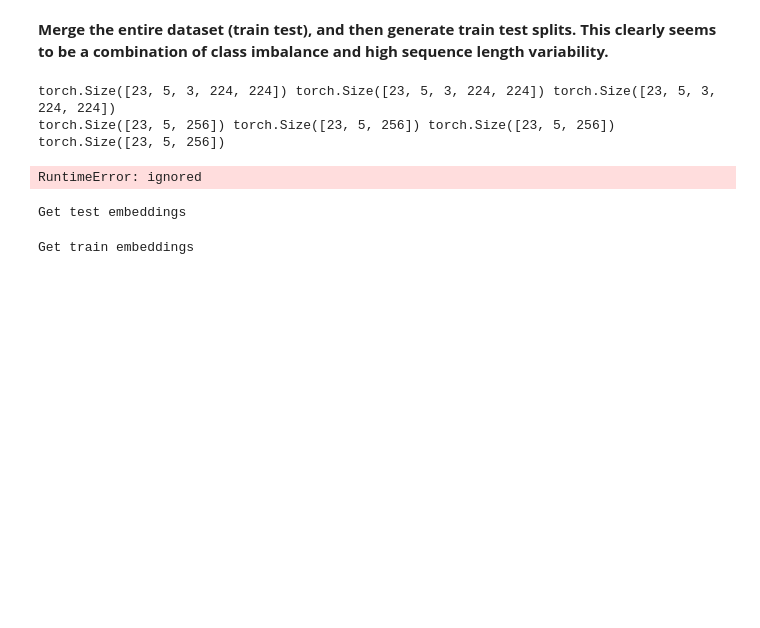
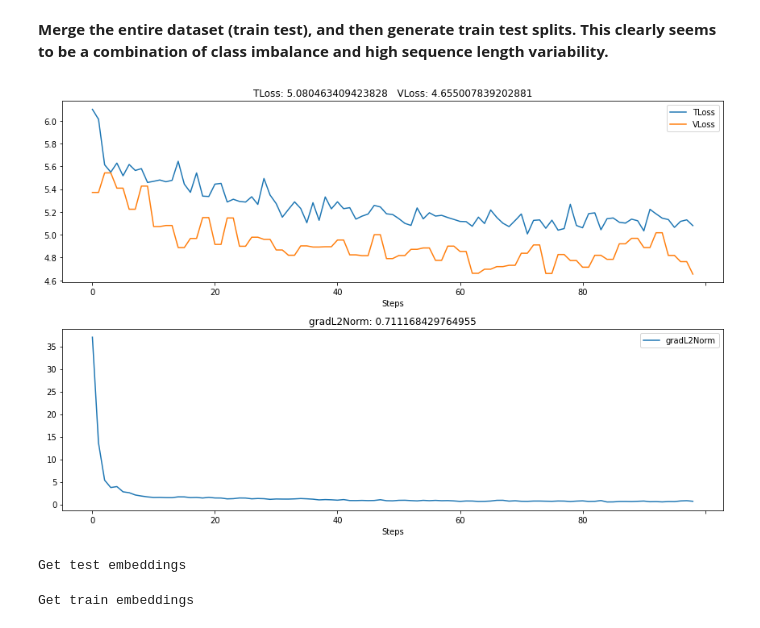
Before and after one commit to Asheeshkrsharma/Identification-OpenCows, a Jupyter notebook: tracklet.ipynb, the cells around one changed output. Cells and saved outputs as stored; diff of their text form; code cells hidden in the pictures; blank space fills up the shorter version.

```diff
--- a/tracklet.ipynb
+++ b/tracklet.ipynb
@@ -771,7 +798,11 @@ def calculateGradientNorm(model):
 #     torch.backends.cudnn.deterministic = True
 
 # seed_torch(42)
-
+# Note: Batchsize is determined by the weight matrix size required by
+# the SparseCentersReguliser. Say we want six centers, with 23 classes
+# and three triplets, the batchsize will be num centers * num classes / 3
+# or 6*23/3 = 46
+batchSize = 92 #(12*23/3)
 subSequenceLength = 5
 trainingDataset = OpenSetCows2021TrackLet(
     "/content/datasets/OpenSetCows2017",
@@ -780,12 +811,14 @@ trainingDataset = OpenSetCows2021TrackLet(
     transform=transforms.Compose(
         [
             # transforms.Normalize([0.1331, 0.1331, 0.1331], [0.1063, 0.1087, 0.1104]),
-            transforms.RandomVerticalFlip(p=0.7),
-            transforms.RandomHorizontalFlip(p=0.7),
+            transforms.RandomVerticalFlip(p=0.2),
+            transforms.RandomHorizontalFlip(p=0.2),
             # transforms.ColorJitter(brightness=0.1, contrast=0.1, saturation=0.1, hue=0.1)
         ],
     ),
-    trackletChoiceProb = 0.7,
+    trackletChoiceProb = 0.8,
+    eval=False,
+    batchSize=batchSize
 )
 
 testingDataset = OpenSetCows2021TrackLet(
@@ -794,7 +827,8 @@ testingDataset = OpenSetCows2021TrackLet(
     maxSequenceLength=subSequenceLength,
     split='test',
     trackletChoiceProb = 1,
-    eval=False
+    eval=False,
+    batchSize=batchSize
 )
 
 # Get the device, prefer Cuda over CPU
@@ -806,25 +840,28 @@ model.to(device)
 
 # Working parameter (71%)
 trainingDataLoader = DataLoader(
-    trainingDataset, batch_size=115, num_workers=1, shuffle=True, pin_memory=True
+    trainingDataset, batch_size=batchSize, num_workers=1, shuffle=True, pin_memory=True
 )
 
 testingDataLoader = DataLoader(
-    testingDataset, batch_size=50, num_workers=1, shuffle=True, pin_memory=True
+    testingDataset, batch_size=batchSize, num_workers=1, shuffle=True, pin_memory=True
 )
 
-# optimiser = optim.SGD(model.parameters(), momentum=0.3, lr=1e-2, weight_decay=0.009)
-optimiser = optim.SGD(model.parameters(), momentum=0.3, lr=1e-2, weight_decay=1e-5)
-# optimiser = torch.optim.Adam(model.parameters(), lr=1e-2, weight_decay=1e-5)
+optimiser = optim.SGD(model.parameters(), momentum=0.4, lr=6e-3, weight_decay=0.01)
+# optimiser = optim.SGD(model.parameters(), momentum=0.3, lr=1e-2, weight_decay=1e-5)
+# optimiser = torch.optim.Adam(model.parameters(), lr=5e-3, weight_decay=1e-5, amsgrad=True)
 
 # We will use cross entropy loss for the training
-lambdaFactor = 0.8
+lambdaFactor = 0.06
 classWeights = torch.tensor(trainingDataset.classWeights, dtype=torch.float32).to(device)
 lossFN = RTLSL(lambdaFactor, numClass=23, device=device, tripletHardening=True, classWeights=classWeights)
+lossFN.TL.to(device)
+loss_optimizer = torch.optim.Adam(lossFN.TL.parameters(), lr=1e-4)
+
 # lossFN = RTLSL(lambdaFactor)
 # lossFN = nn.CrossEntropyLoss(label_smoothing=0.6)
 
-loss, numEpochs = 0, 70
+loss, numEpochs = 0, 100
 
 # To store the training history
 history, canvas = hl.History(), hl.Canvas()
@@ -849,14 +886,13 @@ with tqdm(range(numEpochs), desc="Training epochs", position=0) as pbar:
             positiveLabel.view(len(positiveLabel)).to(device),
             negativeLabel.view(len(negativeLabel)).to(device),
         )
-        print(negatives.shape, anchor.shape, positives.shape)
+
         # Calculate loss and Back propagate
         def backPropagate():
             optimiser.zero_grad()
             negativeEMBD, anchorEMBD, positiveEMBD, labels = model(
                 anchor, negatives, positives
             )
-            print(negativeEMBD.shape, anchorEMBD.shape, positiveEMBD.shape)
             # print(labels.shape, target.shape)
             # Batch, seqlength, numlabels to Batch * seqlength, numlabels
             # b, s, n = labels.shape
@@ -875,41 +911,39 @@ with tqdm(range(numEpochs), desc="Training epochs", position=0) as pbar:
             # rpl, interframe = 0, 0
             loss.backward()
             # Gradient Norm Clipping
-            gradientNorms.append(calculateGradientNorm(model))
-            nn.utils.clip_grad_norm_(model.parameters(), numpy.percentile(gradientNorms, 10))
+            # gradientNorms.append(calculateGradientNorm(model))
+            # nn.utils.clip_grad_norm_(model.parameters(), numpy.percentile(gradientNorms, 10))
             # nn.utils.clip_grad_norm_(model.parameters(), max_norm=3.0, norm_type=2)
             return loss, rpl, crossEntropy, interframe
 
         loss, rpl, crossEntropy, interframe = optimiser.step(backPropagate)
-
+        loss_optimizer.step()
+        # break
         # Gradient Norm Clipping
         gradientNorms.append(calculateGradientNorm(model))
 
         # Every second iteration, calculate model accuracy, evaluate the loss
         # function on the test dataset. Save the experiment history
         # if epoch % 2 == 0 and epoch > 5:
         if epoch==0:
           history.log(epoch, TLoss=loss.data, VLoss=0, gradL2Norm=gradientNorms[-1])
         else:
           history.log(epoch, TLoss=loss.data, VLoss=history["VLoss"].data[-1], gradL2Norm=gradientNorms[-1])
         if epoch % 2 == 0:
             vLossFn = RTLSL(lambdaFactor, numClass=23, tripletHardening=True, classWeights=classWeights)
             Vloss = evaluate(model, testingDataLoader, device, vLossFn)
             history.log(epoch, VLoss=Vloss)
             model.train()
             with canvas:
                 canvas.draw_plot([history["TLoss"], history["VLoss"]])
                 # canvas.draw_plot([history["TLoss"]])
                 canvas.draw_plot([history['gradL2Norm']])
         pbar.set_description("T: {:.3f}, CE: {:.3f}, IF: {:.3f}".format(rpl, crossEntropy, interframe))
         pbar.update()
         # break
     pbar.refresh()
 # %% [output]
-torch.Size([23, 5, 3, 224, 224]) torch.Size([23, 5, 3, 224, 224]) torch.Size([23, 5, 3, 224, 224])
-torch.Size([23, 5, 256]) torch.Size([23, 5, 256]) torch.Size([23, 5, 256])
-torch.Size([23, 5, 256])
-RuntimeError: ignored
+[figure, added]
 # %%
 import matplotlib.lines as mlines
 import matplotlib.patheffects as PathEffects
```
Also changed, not shown: parts of 8 cells of this notebook, 1 other file.
